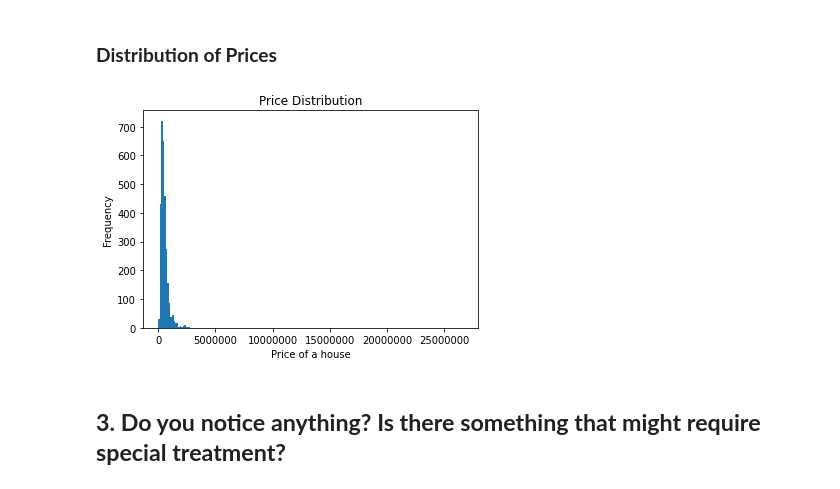
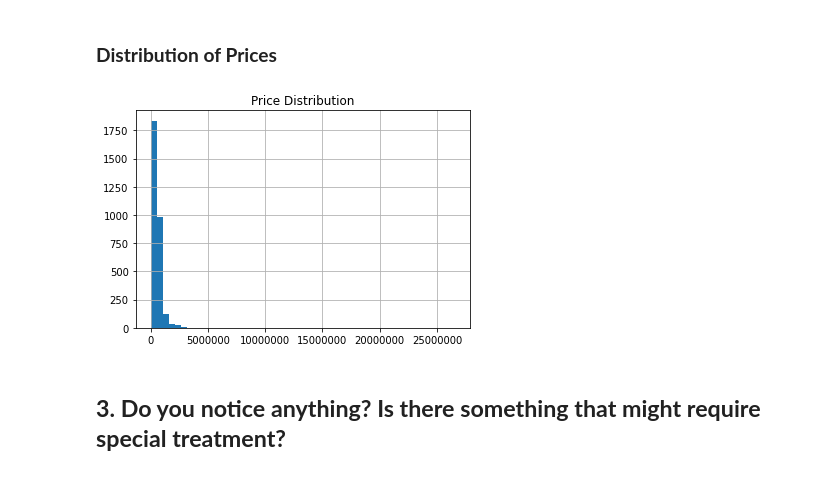
Before and after one commit to rajadevineni/House_Price_Prediction, a Jupyter notebook: KNN_regressor.ipynb, the cells around one changed output. Saved outputs shown, nothing was run; the diff lists cells and outputs as text; code cells hidden in the pictures.

Commit message:
updated graphs

```diff
--- a/KNN_regressor.ipynb
+++ b/KNN_regressor.ipynb
@@ -109,11 +103,12 @@ for i in range(6):
 # %% [markdown]
 ### **Distribution of Prices**
 # %%
-plt.hist(y, bins = 200)
+y.hist(bins=50)
+plt.title("Price Distribution")
 plt.ticklabel_format(useOffset=False, style='plain') # removing the scientific scales on the axes
-plt.gca().set(title='Price Distribution', ylabel='Frequency', xlabel='Price of a house');
+plt.show()
 # %% [output]
-[figure, old version]
+[figure, new version]
 # %% [markdown]
 ## **3. Do you notice anything? Is there something that might require special treatment?**
 # %% [markdown]
```
Also changed, not shown: parts of 2 cells of this notebook.
